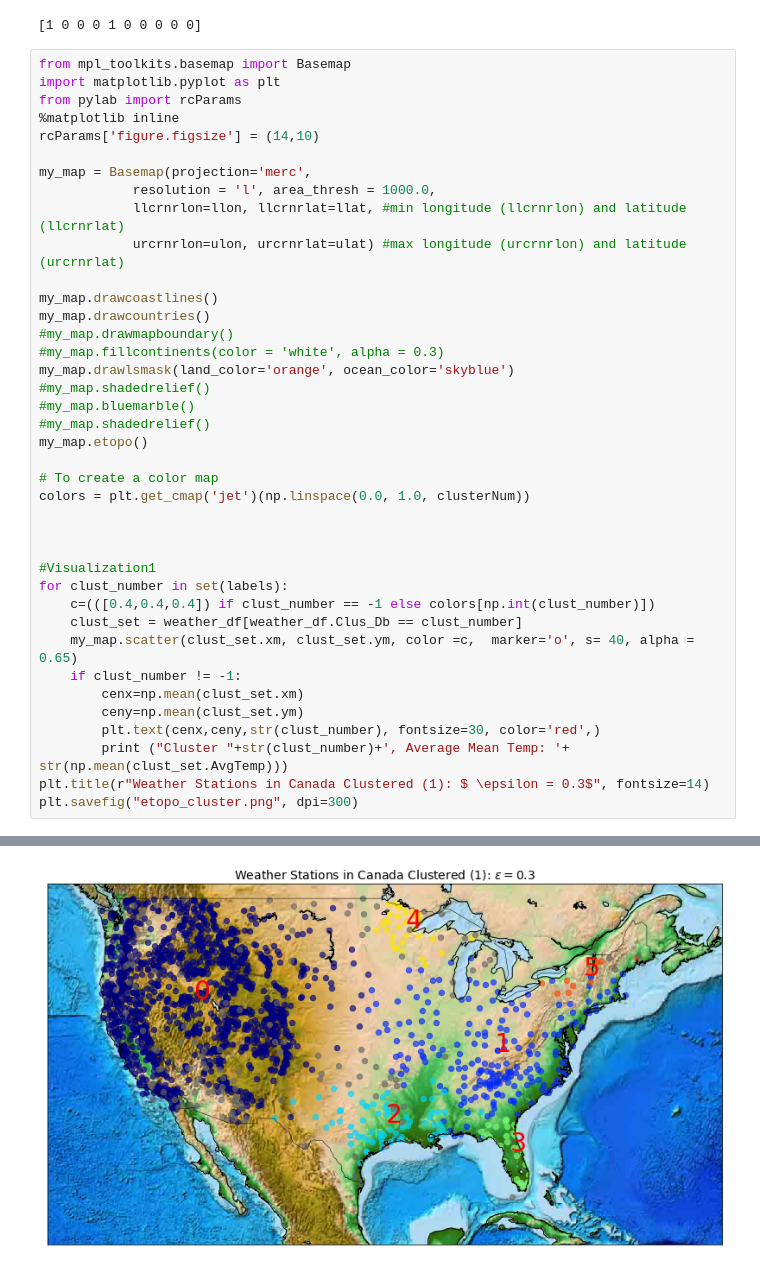
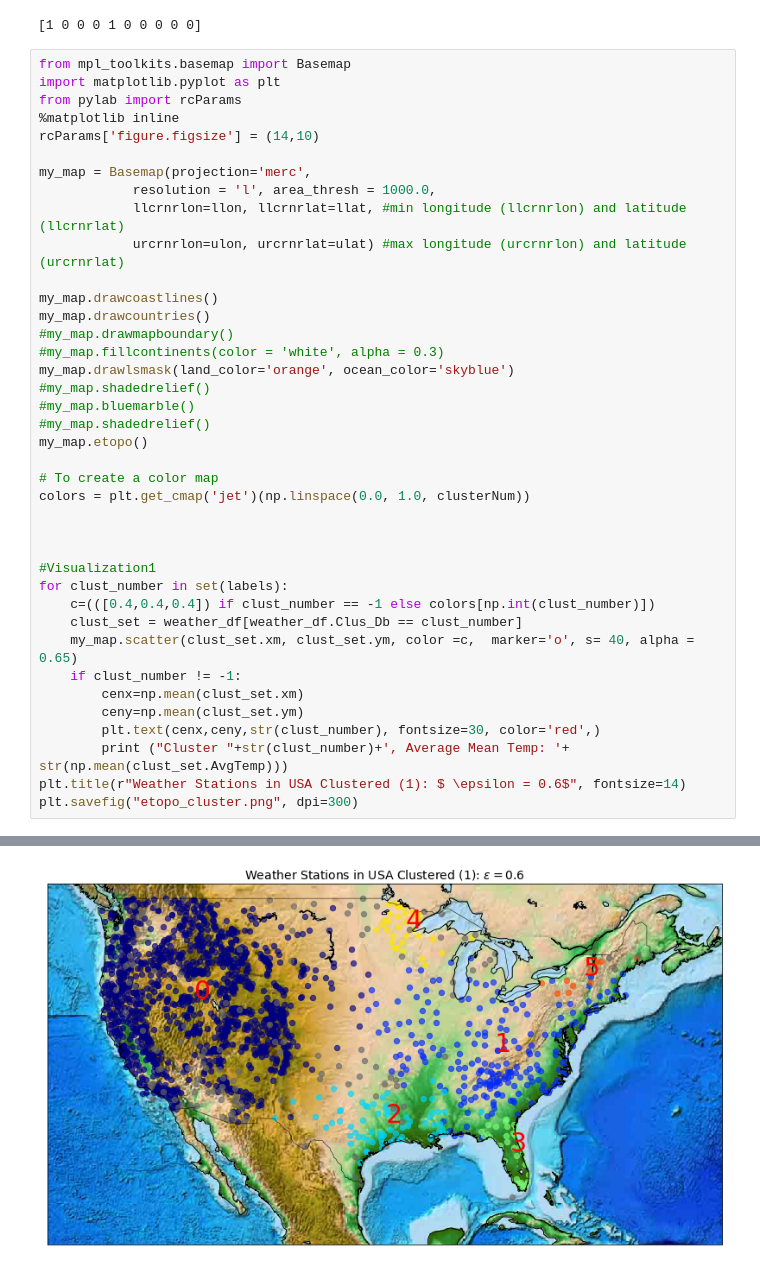
Before and after one commit to SihemBouhenniche/Dbscan, a Jupyter notebook: DBSCAN.ipynb, the cells around one changed output, grey strips where cells are left out. Saved outputs shown, nothing was run; the diff lists cells and outputs as text.

```diff
--- a/DBSCAN.ipynb
+++ b/DBSCAN.ipynb
@@ -232,32 +228,32 @@ my_map.drawcountries()
 #my_map.fillcontinents(color = 'white', alpha = 0.3)
 my_map.drawlsmask(land_color='orange', ocean_color='skyblue')
 #my_map.shadedrelief()
 #my_map.bluemarble()
 #my_map.shadedrelief()
 my_map.etopo()
 
 # To create a color map
 colors = plt.get_cmap('jet')(np.linspace(0.0, 1.0, clusterNum))
 
 
 
 #Visualization1
 for clust_number in set(labels):
     c=(([0.4,0.4,0.4]) if clust_number == -1 else colors[np.int(clust_number)])
     clust_set = weather_df[weather_df.Clus_Db == clust_number]
     my_map.scatter(clust_set.xm, clust_set.ym, color =c,  marker='o', s= 40, alpha = 0.65)
     if clust_number != -1:
         cenx=np.mean(clust_set.xm)
         ceny=np.mean(clust_set.ym)
         plt.text(cenx,ceny,str(clust_number), fontsize=30, color='red',)
         print ("Cluster "+str(clust_number)+', Average Mean Temp: '+ str(np.mean(clust_set.AvgTemp)))
-plt.title(r"Weather Stations in Canada Clustered (1): $ \epsilon = 0.3$", fontsize=14)
+plt.title(r"Weather Stations in USA Clustered (1): $ \epsilon = 0.6$", fontsize=14)
 plt.savefig("etopo_cluster.png", dpi=300)
 # %% [output]
 Cluster 0, Average Mean Temp: 57.06511976047904
 Cluster 1, Average Mean Temp: 60.73148148148148
 Cluster 2, Average Mean Temp: 74.31428571428572
 Cluster 3, Average Mean Temp: 79.51612903225806
 Cluster 4, Average Mean Temp: 49.09090909090909
 Cluster 5, Average Mean Temp: 49.63636363636363
-[figure, old version]
+[figure, new version]
```
Also changed, not shown: parts of 1 cell of this notebook.
